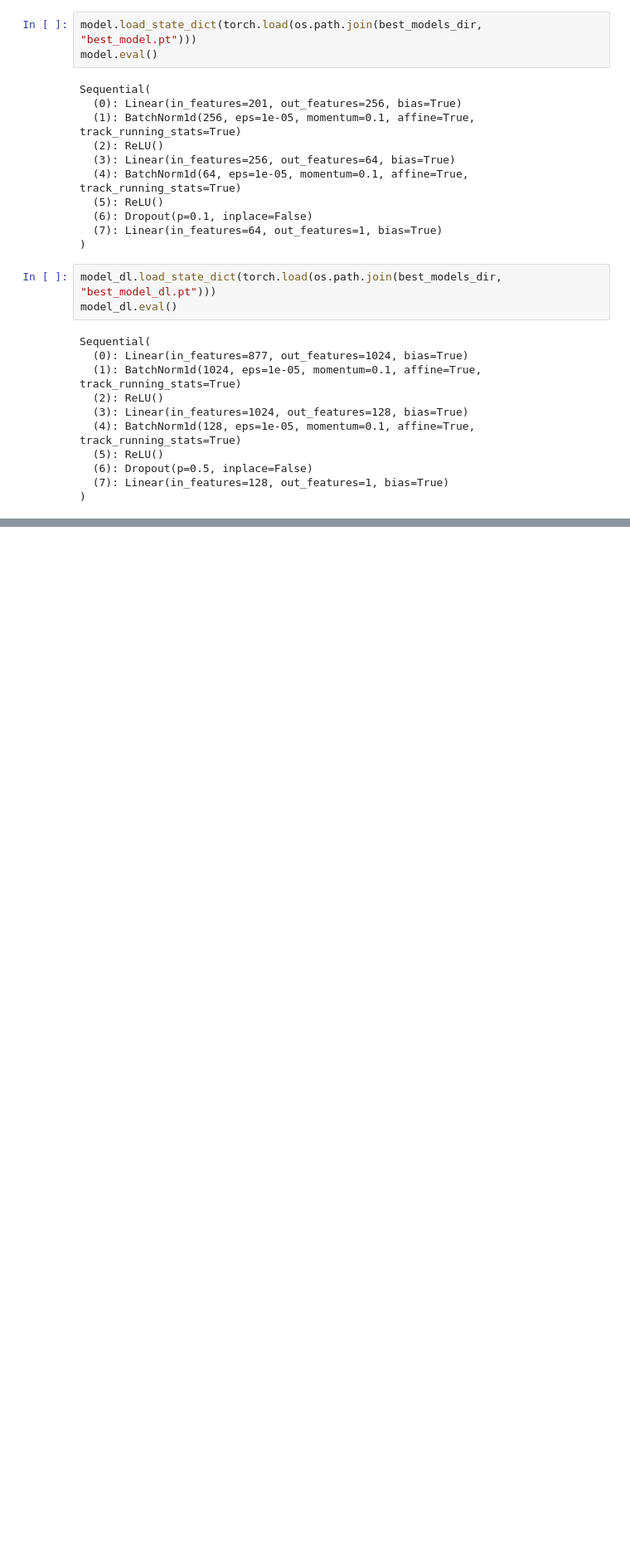
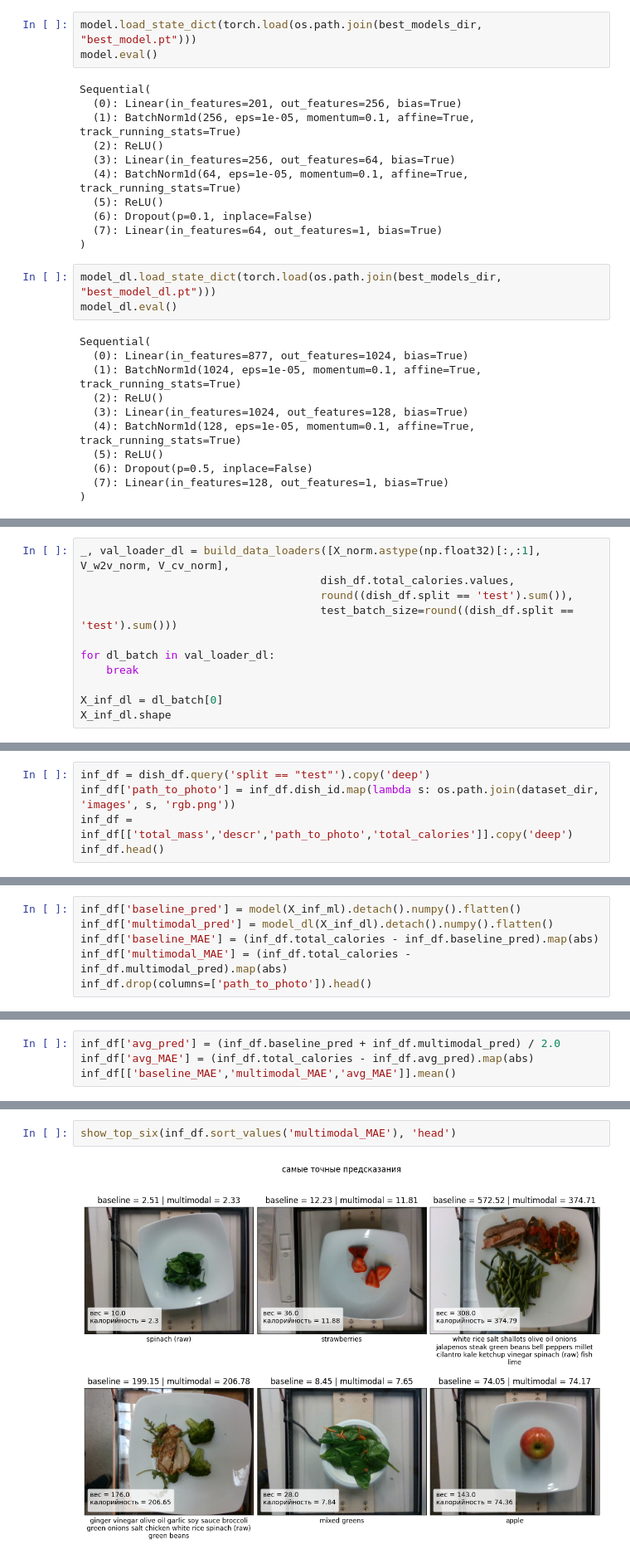
Before and after one commit to SanSanychSeva/Yandex_Practicum_DL_Engineer_2026_stream4, a Jupyter notebook: stream4_handson_project.ipynb, the cells around one changed output, grey strips where cells are left out. Shown at 83% size. Drawn from its saved outputs; the diff is of its cells as text; blank space fills up the shorter version.

```diff
--- a/stream4_handson_project.ipynb
+++ b/stream4_handson_project.ipynb
@@ -744,0 +769,11 @@ Sequential(
+# %%
+_, val_loader_dl = build_data_loaders([X_norm.astype(np.float32)[:,:1], V_w2v_norm, V_cv_norm],
+                                     dish_df.total_calories.values,
+                                     round((dish_df.split == 'test').sum()),
+                                     test_batch_size=round((dish_df.split == 'test').sum()))
+
+for dl_batch in val_loader_dl:
+    break
+
+X_inf_dl = dl_batch[0]
+X_inf_dl.shape
@@ -744,0 +784,5 @@ Sequential(
+# %%
+inf_df = dish_df.query('split == "test"').copy('deep')
+inf_df['path_to_photo'] = inf_df.dish_id.map(lambda s: os.path.join(dataset_dir, 'images', s, 'rgb.png'))
+inf_df = inf_df[['total_mass','descr','path_to_photo','total_calories']].copy('deep')
+inf_df.head()
@@ -744,0 +798,6 @@ Sequential(
+# %%
+inf_df['baseline_pred'] = model(X_inf_ml).detach().numpy().flatten()
+inf_df['multimodal_pred'] = model_dl(X_inf_dl).detach().numpy().flatten()
+inf_df['baseline_MAE'] = (inf_df.total_calories - inf_df.baseline_pred).map(abs)
+inf_df['multimodal_MAE'] = (inf_df.total_calories - inf_df.multimodal_pred).map(abs)
+inf_df.drop(columns=['path_to_photo']).head()
@@ -744,0 +830,4 @@ Sequential(
+# %%
+inf_df['avg_pred'] = (inf_df.baseline_pred + inf_df.multimodal_pred) / 2.0
+inf_df['avg_MAE'] = (inf_df.total_calories - inf_df.avg_pred).map(abs)
+inf_df[['baseline_MAE','multimodal_MAE','avg_MAE']].mean()
@@ -744,0 +857,4 @@ Sequential(
+# %%
+show_top_six(inf_df.sort_values('multimodal_MAE'), 'head')
+# %% [output]
+[figure, added]
```
Also changed, not shown: parts of 35 cells of this notebook, 2 other files.
